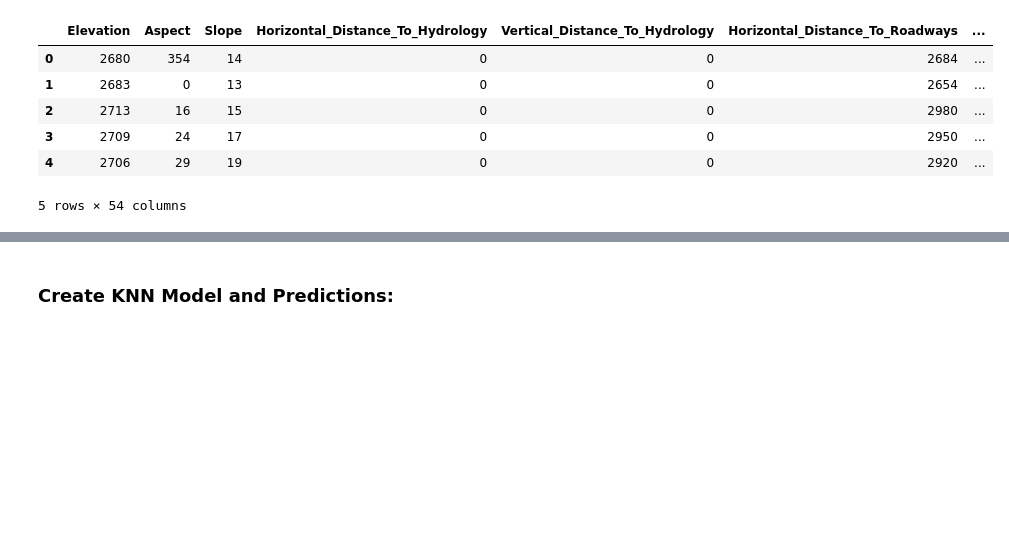
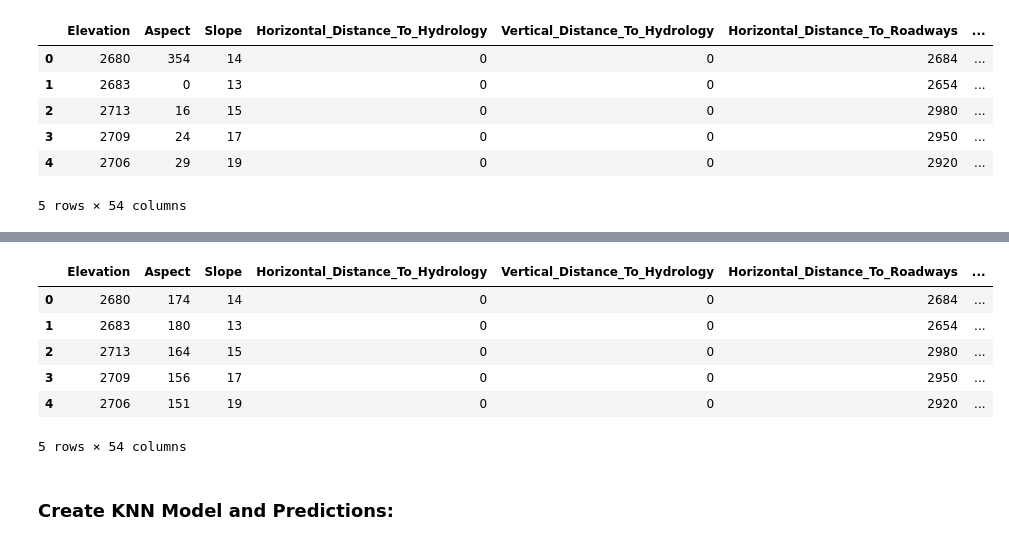
Before and after one commit to aidan-jackson-data/Forest-Cover-Type-Prediction, a Jupyter notebook: Models/Bagging Ensemble/BaggingEnsemble.ipynb, the cells around one changed output, grey strips where cells are left out. Cells and saved outputs as stored; diff of their text form; code cells hidden in the pictures; blank space fills up the shorter version.

Commit message:
Updated Aspect feature

```diff
--- a/Models/Bagging Ensemble/BaggingEnsemble.ipynb
+++ b/Models/Bagging Ensemble/BaggingEnsemble.ipynb
@@ -100,6 +100,26 @@ dt_test_data = pd.read_csv("../PCA/total_distance_convert_test.csv")
 dt_train_data = dt_train_data.to_numpy()
 dt_test_data = dt_test_data.drop(columns=["Id"]).to_numpy()
 dt_train_labels = dt_train_labels.to_numpy().ravel()
+# %%
+# import training data from relative filepath
+knn_train_data = pd.read_csv("../KNN/knn_train_data.csv")
+
+# import training labels
+knn_train_labels = pd.read_csv("../KNN/knn_train_labels.csv")
+knn_train_labels = knn_train_labels.to_numpy().ravel()
+
+# import testing data
+knn_test_data = pd.read_csv("../KNN/knn_test_data.csv")
+
+knn_test_data.head()
+# %% [output]
+|  | Elevation | Aspect | Slope | Horizontal_Distance_To_Hydrology | Vertical_Distance_To_Hydrology | Horizontal_Distance_To_Roadways | ... |
+| 0 | 2680 | 174 | 14 | 0 | 0 | 2684 | ... |
+| 1 | 2683 | 180 | 13 | 0 | 0 | 2654 | ... |
+| 2 | 2713 | 164 | 15 | 0 | 0 | 2980 | ... |
+| 3 | 2709 | 156 | 17 | 0 | 0 | 2950 | ... |
+| 4 | 2706 | 151 | 19 | 0 | 0 | 2920 | ... |
+5 rows × 54 columns
 # %% [markdown]
 ### Create KNN Model and Predictions:
 # %%
```
Also changed, not shown: parts of 3 cells of this notebook, 13 other files.
